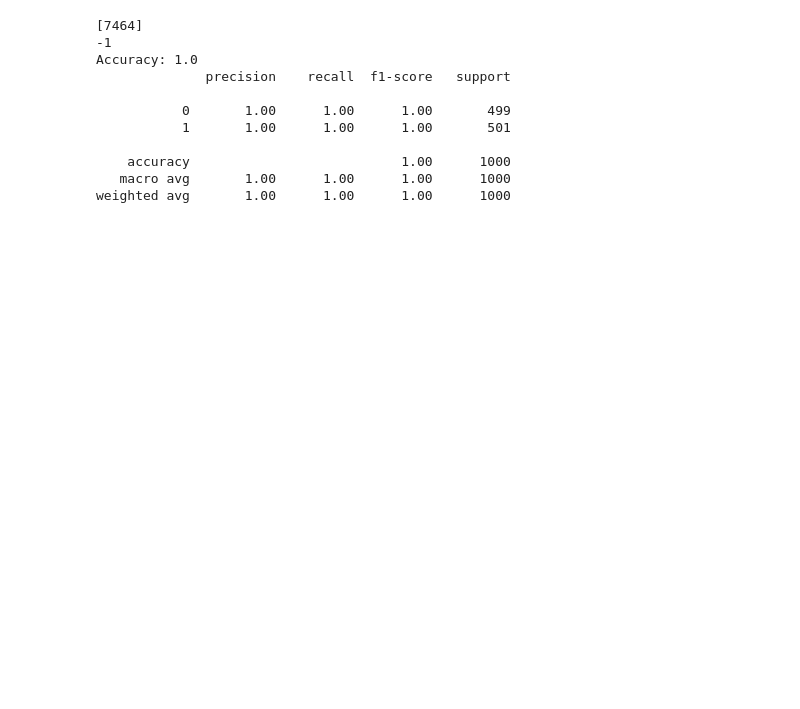
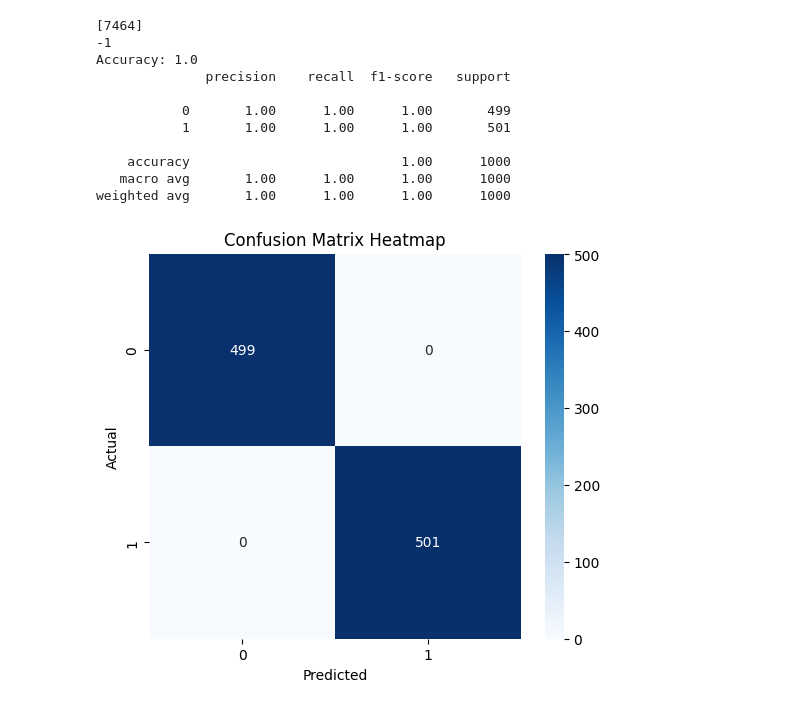
Before and after one commit to Jaslyn10/Mental_Health_Analysis_using_SVM, a Jupyter notebook: svm_logistic_multiclass.ipynb, the cells around one changed output. Cells and saved outputs as stored; diff of their text form; code cells hidden in the pictures; blank space fills up the shorter version.

```diff
--- a/svm_logistic_multiclass.ipynb
+++ b/svm_logistic_multiclass.ipynb
@@ -550,12 +596,12 @@ Accuracy: 0.964
 weighted avg       0.96      0.96      0.96      1000
 # %%
 from sklearn.svm import SVC
-poly_kernel_svm_clf = Pipeline((
+rbf_kernel_svm_clf = Pipeline((
 ("preproc", preprocessor),
 ("scaler", StandardScaler()),
-("svm_clf", SVC(kernel="poly", degree=2, coef0=1, C=5))
+("svm_clf", SVC(kernel="rbf", gamma=5, C=100))
 ))
-poly_kernel_svm_clf.fit(X_train_small, y_train_small)
+rbf_kernel_svm_clf.fit(X_small, y_small)
 # %% [output]
 Pipeline(steps=[('preproc',
                  ColumnTransformer(sparse_threshold=0,
@@ -596,7 +622,0 @@ weighted avg       0.96      0.96      0.96      1000
-# %%
-rbf_kernel_svm_clf = Pipeline((
-("preproc", preprocessor),
-("scaler", StandardScaler()),
-("svm_clf", SVC(kernel="rbf", gamma=5, C=1000))
-))
-rbf_kernel_svm_clf.fit(X_small, y_small)
@@ -637,3 +639,13 @@ Accuracy: 1.0
     accuracy                           1.00      1000
    macro avg       1.00      1.00      1.00      1000
 weighted avg       1.00      1.00      1.00      1000
+# %%
+cm = confusion_matrix(y_test_small, y_pred_pls)
+plt.figure(figsize=(6,5))
+sns.heatmap(cm, annot=True, fmt="d", cmap="Blues")
+plt.xlabel("Predicted")
+plt.ylabel("Actual")
+plt.title("Confusion Matrix Heatmap")
+plt.show()
+# %% [output]
+[figure, added]
```
Also changed, not shown: parts of 20 cells of this notebook.
